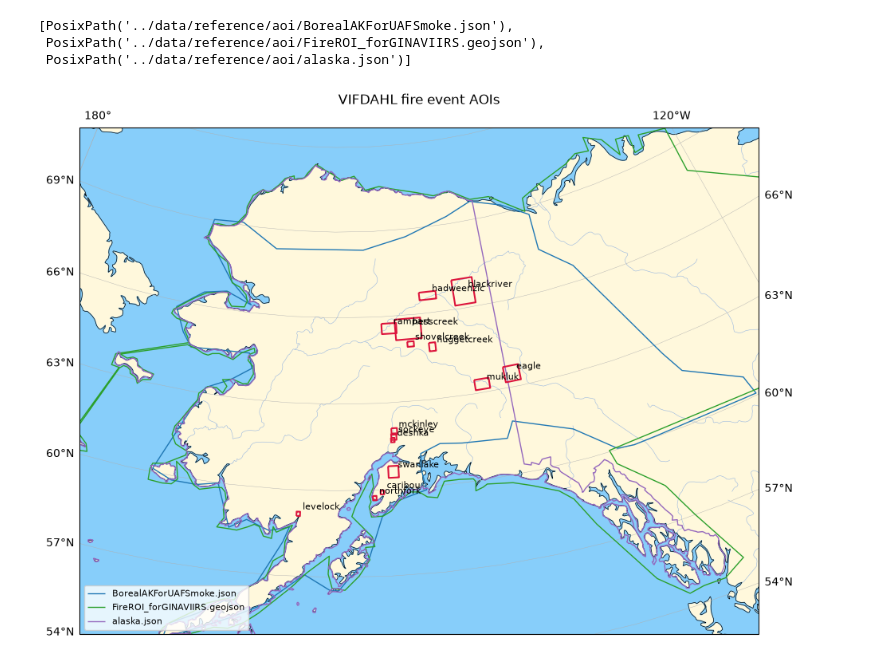
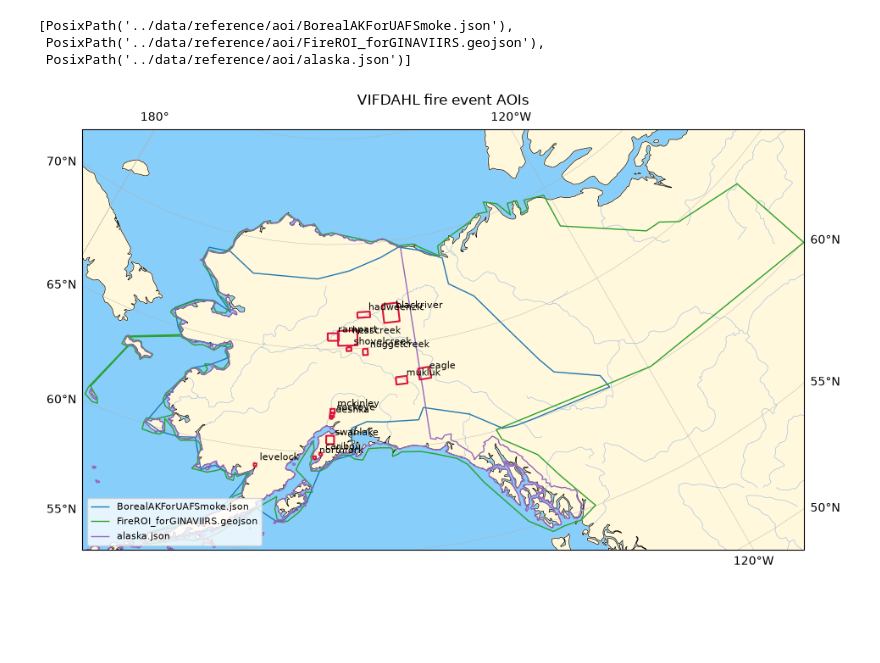
Before and after one commit to chryss/vifdahl-v2, a Jupyter notebook: notebooks/02_plot_aois.ipynb, the cells around one changed output. Cells and saved outputs as stored; diff of their text form; code cells hidden in the pictures; blank space fills up the shorter version.

```diff
--- a/notebooks/02_plot_aois.ipynb
+++ b/notebooks/02_plot_aois.ipynb
@@ -13,8 +13,10 @@ import matplotlib.pyplot as plt
 from vifdahl.events import load_events
 
 AOI_DIR = Path("../data/reference/aoi")
-MAP_CRS = ccrs.epsg(3338)
-EXTENT = (-170, -128, 55, 71)  # lon/lat
+#MAP_CRS = ccrs.epsg(3338)
+MAP_CRS = ccrs.LambertAzimuthalEqualArea(
+    central_latitude=90, central_longitude=-150)
+EXTENT = (-170, -110, 55, 71)  # lon/lat
 # %%
 events = load_events()
 boxes = gpd.GeoDataFrame(
@@ -50,21 +52,22 @@ aoi_files
 # %%
 fig, ax = plt.subplots(figsize=(11, 9), subplot_kw={"projection": MAP_CRS})
 ax.set_extent(EXTENT, crs=ccrs.PlateCarree())
+ax.set_facecolor("lightskyblue")
 ax.add_feature(cfeature.LAND, color="cornsilk")
-ax.add_feature(cfeature.OCEAN, color="lightskyblue")
+# ax.add_feature(cfeature.OCEAN, color="lightskyblue")
 ax.add_feature(cfeature.COASTLINE, linewidth=0.5)
 ax.add_feature(cfeature.RIVERS, linewidth=0.4)
 ax.gridlines(draw_labels=True, linewidth=0.3)
 
 for path, color in zip(aoi_files, ["tab:blue", "tab:green", "tab:purple", "tab:gray"]):
     gdf = gpd.read_file(path).to_crs(MAP_CRS.proj4_init)
     gdf.boundary.plot(ax=ax, color=color, linewidth=1, label=path.name)
 
 boxes.to_crs(MAP_CRS.proj4_init).boundary.plot(ax=ax, color="crimson", linewidth=1.5)
 for _, row in boxes.to_crs(MAP_CRS.proj4_init).iterrows():
     x, y = row.geometry.centroid.coords[0]
     ax.annotate(row["key"], (x, y), xytext=(4, 4), textcoords="offset points", fontsize=8)
 ax.legend(loc="lower left", fontsize=8)
 ax.set_title("VIFDAHL fire event AOIs");
 # %% [output]
-[figure, old version]
+[figure, new version]
```
Also changed, not shown: 8 other files.
